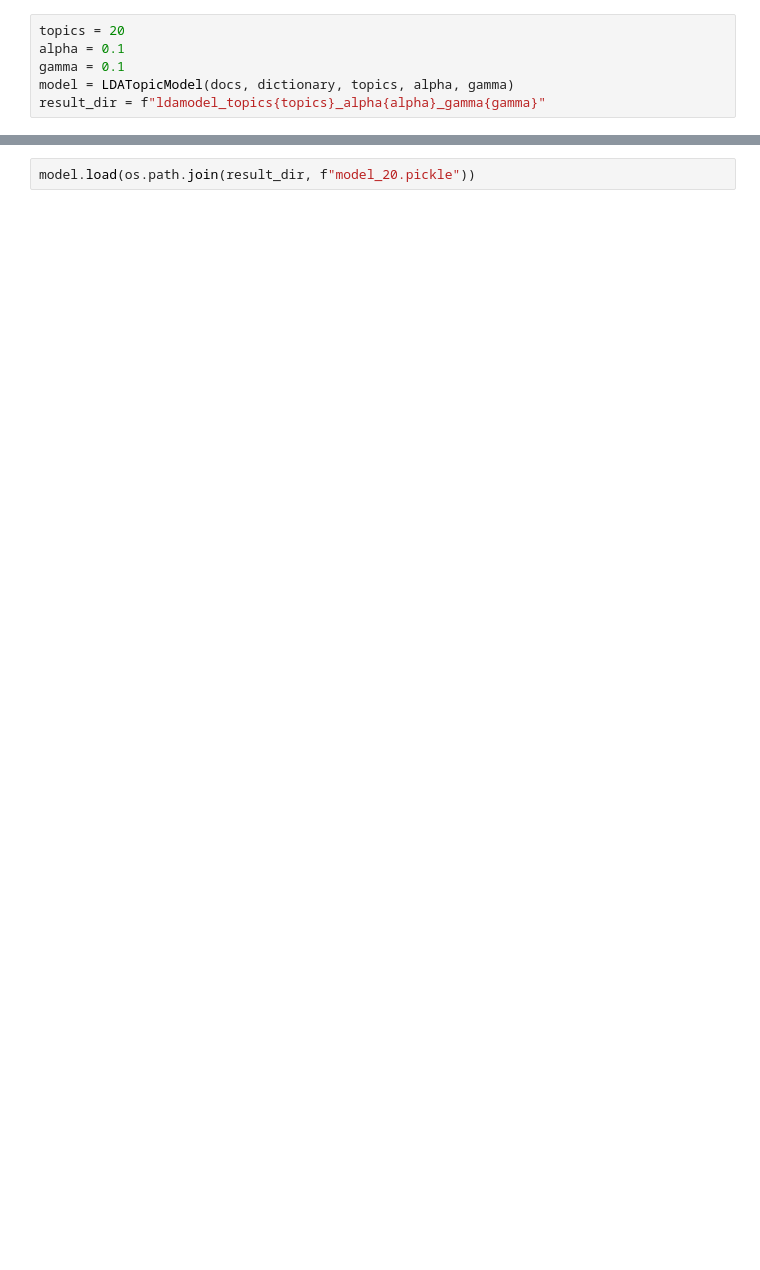
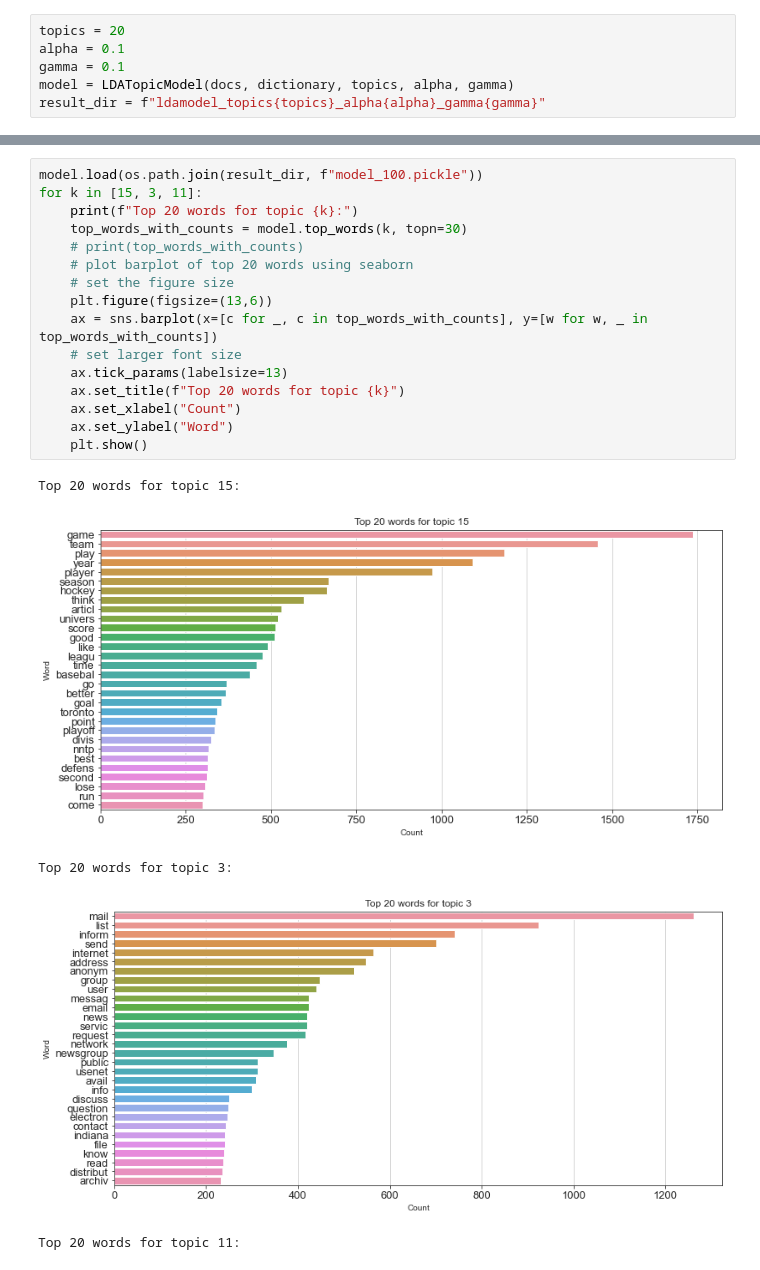
Before and after one commit to kukas/lda_topic_modeling, a Jupyter notebook: latent_dirichlet_allocation.ipynb, the cells around one changed output, grey strips where cells are left out. Saved outputs shown, nothing was run; the diff lists cells and outputs as text; blank space fills up the shorter version.

```diff
--- a/latent_dirichlet_allocation.ipynb
+++ b/latent_dirichlet_allocation.ipynb
@@ -90,2 +157,22 @@ for k, H_k in enumerate(H_ki):
 # %%
-model.load(os.path.join(result_dir, f"model_20.pickle"))
+model.load(os.path.join(result_dir, f"model_100.pickle"))
+for k in [15, 3, 11]:
+    print(f"Top 20 words for topic {k}:")
+    top_words_with_counts = model.top_words(k, topn=30)
+    # print(top_words_with_counts)
+    # plot barplot of top 20 words using seaborn
+    # set the figure size
+    plt.figure(figsize=(13,6))
+    ax = sns.barplot(x=[c for _, c in top_words_with_counts], y=[w for w, _ in top_words_with_counts])
+    # set larger font size
+    ax.tick_params(labelsize=13)
+    ax.set_title(f"Top 20 words for topic {k}")
+    ax.set_xlabel("Count")
+    ax.set_ylabel("Word")
+    plt.show()
+# %% [output]
+Top 20 words for topic 15:
+[figure, added]
+Top 20 words for topic 3:
+[figure, added]
+Top 20 words for topic 11:
```
Also changed, not shown: parts of 26 cells of this notebook, 1 other file.
